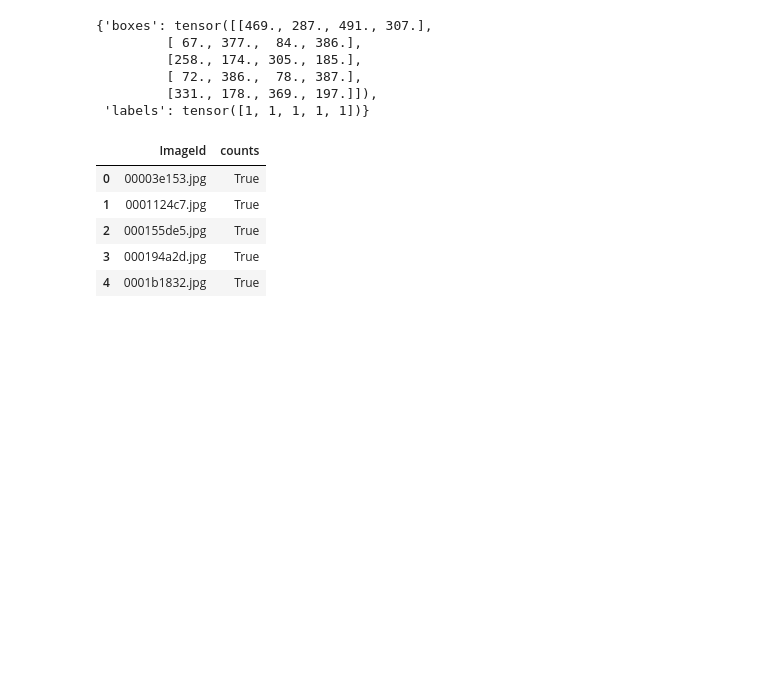
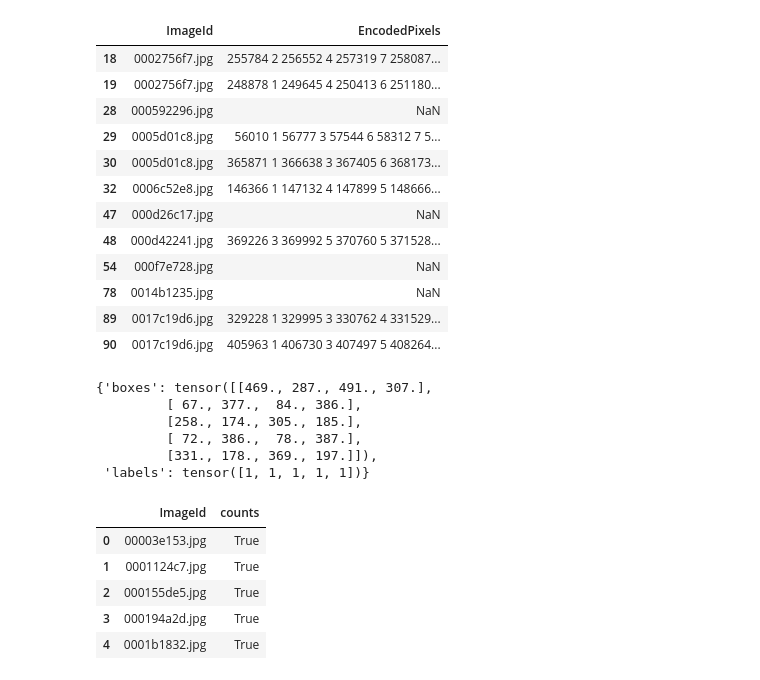
Before and after one commit to rcorrero/poisson, a Jupyter notebook: notebooks/object_detector_01.ipynb, the cells around one changed output. Drawn from its saved outputs; the diff is of its cells as text; code cells hidden in the pictures; blank space fills up the shorter version.

```diff
--- a/notebooks/object_detector_01.ipynb
+++ b/notebooks/object_detector_01.ipynb
@@ -94,3 +94,12 @@ train_image_dir = os.path.join(ship_dir, 'imgs/')
 valid_image_dir = os.path.join(ship_dir, 'imgs/')
 masks = pd.read_csv(os.path.join(ship_dir,
                                  'train_ship_segmentations_v2.csv'))
+# %%
+from os import listdir
+from os.path import isfile, join
+
+
+ship_dir = '../dev/'
+train_image_dir = os.path.join(ship_dir, 'imgs/')
+mypath = train_image_dir
+img_names = [f for f in listdir(mypath) if isfile(join(mypath, f))]
@@ -96,0 +135,16 @@ masks = pd.read_csv(os.path.join(ship_dir,
+# %%
+masks_filtered = masks.loc[masks['ImageId'].isin(img_names)]
+# %% [output]
+|  | ImageId | EncodedPixels |
+| 18 | 0002756f7.jpg | 255784 2 256552 4 257319 7 258087... |
+| 19 | 0002756f7.jpg | 248878 1 249645 4 250413 6 251180... |
+| 28 | 000592296.jpg | NaN |
+| 29 | 0005d01c8.jpg | 56010 1 56777 3 57544 6 58312 7 5... |
+| 30 | 0005d01c8.jpg | 365871 1 366638 3 367405 6 368173... |
+| 32 | 0006c52e8.jpg | 146366 1 147132 4 147899 5 148666... |
+| 47 | 000d26c17.jpg | NaN |
+| 48 | 000d42241.jpg | 369226 3 369992 5 370760 5 371528... |
+| 54 | 000f7e728.jpg | NaN |
+| 78 | 0014b1235.jpg | NaN |
+| 89 | 0017c19d6.jpg | 329228 1 329995 3 330762 4 331529... |
+| 90 | 0017c19d6.jpg | 405963 1 406730 3 407497 5 408264... |
```
Also changed, not shown: parts of 30 cells of this notebook, 8 other files.
